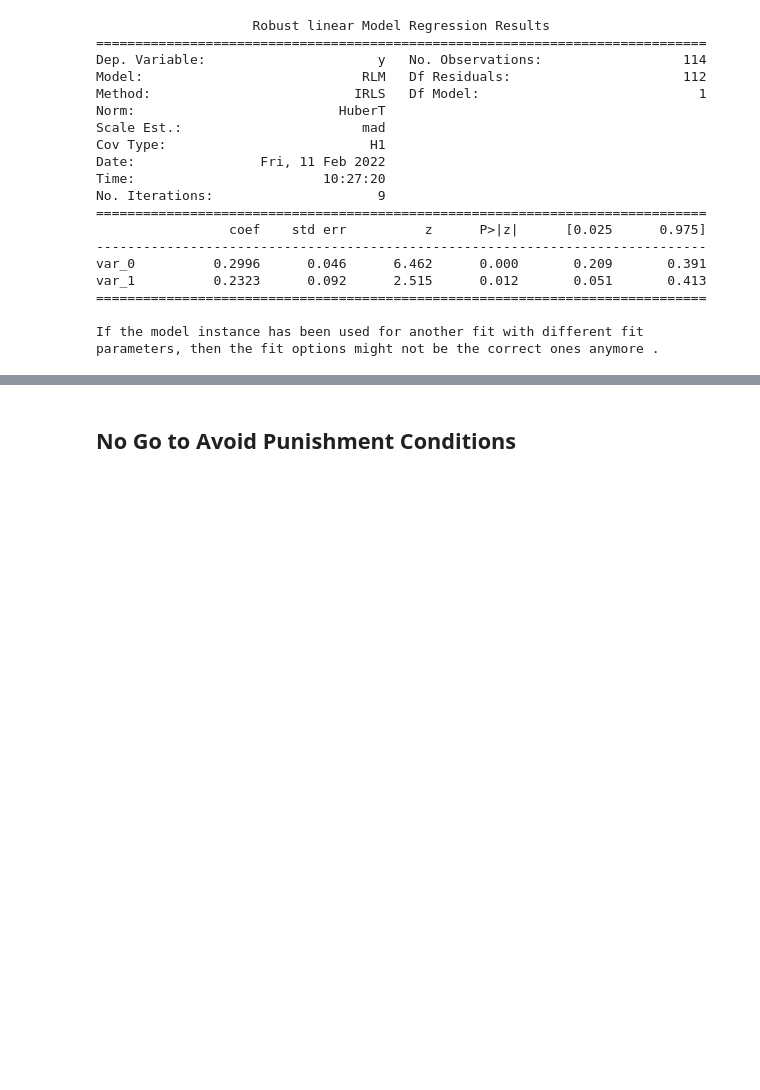
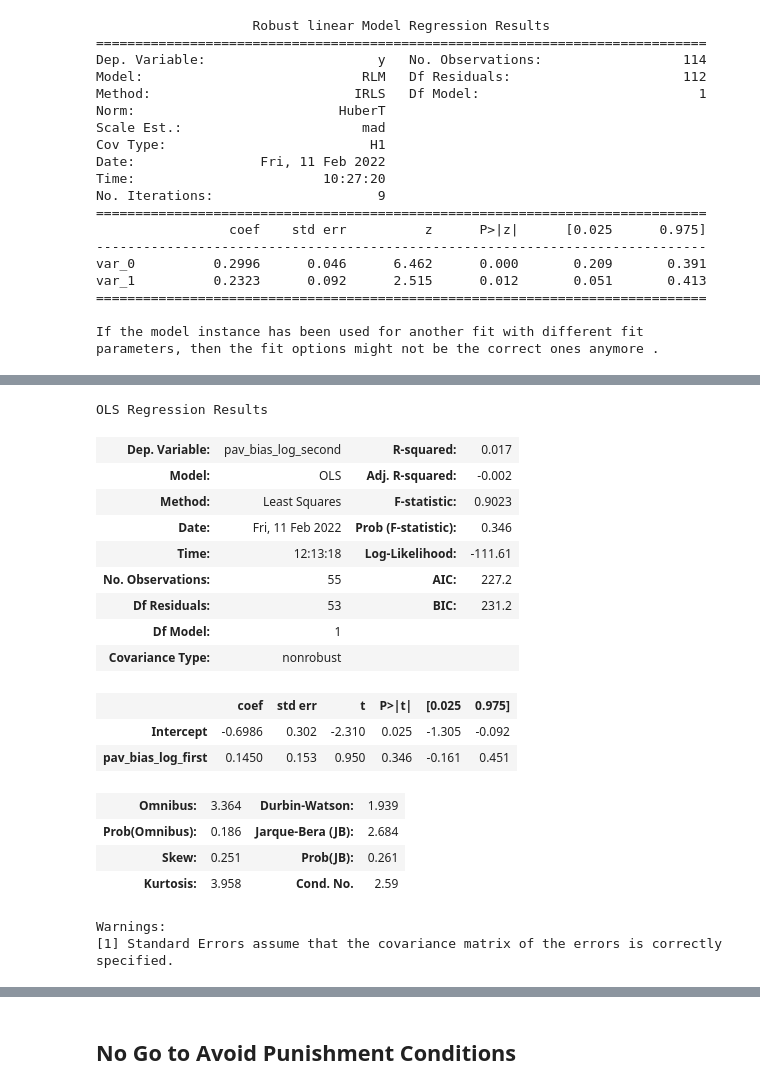
Before and after one commit to Sepsad/Interindividual-differences-in-Learning-to-Act-or-Avoid, a Jupyter notebook: hypothesis_testing.ipynb, the cells around one changed output, grey strips where cells are left out. Drawn from its saved outputs; the diff is of its cells as text; code cells hidden in the pictures; blank space fills up the shorter version.

```diff
--- a/hypothesis_testing.ipynb
+++ b/hypothesis_testing.ipynb
@@ -237,0 +252,22 @@ parameters, then the fit options might not be the correct ones anymore .
+# %%
+smf.ols(formula = 'pav_bias_log_second ~ pav_bias_log_first', data = first_second_model[(first_second_model.pav_bias_log_first < 5) & (first_second_model.pav_bias_log_first > -5) & (first_second_model.pav_bias_log_second < 5) & (first_second_model.pav_bias_log_second > -5)]).fit().summary()
+# %% [output]
+OLS Regression Results
+| Dep. Variable: | pav_bias_log_second | R-squared: | 0.017 |
+| Model: | OLS | Adj. R-squared: | -0.002 |
+| Method: | Least Squares | F-statistic: | 0.9023 |
+| Date: | Fri, 11 Feb 2022 | Prob (F-statistic): | 0.346 |
+| Time: | 12:13:18 | Log-Likelihood: | -111.61 |
+| No. Observations: | 55 | AIC: | 227.2 |
+| Df Residuals: | 53 | BIC: | 231.2 |
+| Df Model: | 1 |  |  |
+| Covariance Type: | nonrobust |  |  |
+|  | coef | std err | t | P>|t| | [0.025 | 0.975] |
+| Intercept | -0.6986 | 0.302 | -2.310 | 0.025 | -1.305 | -0.092 |
+| pav_bias_log_first | 0.1450 | 0.153 | 0.950 | 0.346 | -0.161 | 0.451 |
+| Omnibus: | 3.364 | Durbin-Watson: | 1.939 |
+| Prob(Omnibus): | 0.186 | Jarque-Bera (JB): | 2.684 |
+| Skew: | 0.251 | Prob(JB): | 0.261 |
+| Kurtosis: | 3.958 | Cond. No. | 2.59 |
+Warnings:
+[1] Standard Errors assume that the covariance matrix of the errors is correctly specified.
```
Also changed, not shown: parts of 14 cells of this notebook, 2 other files.
